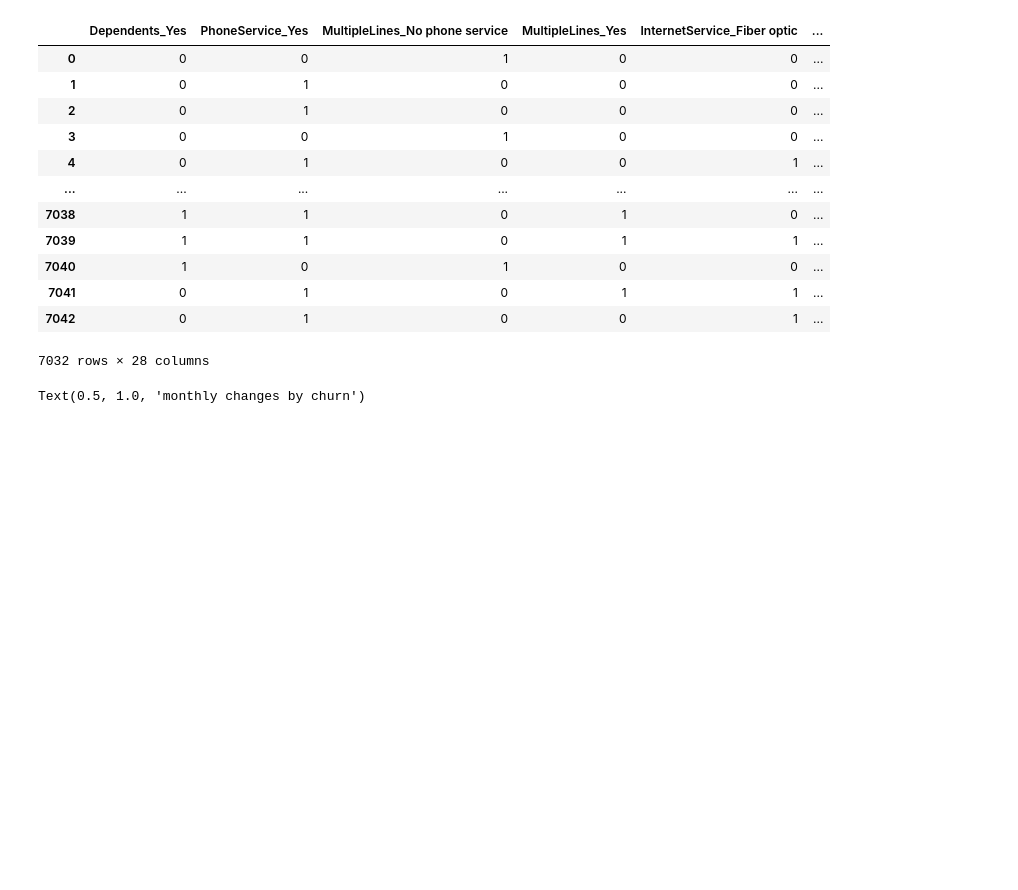
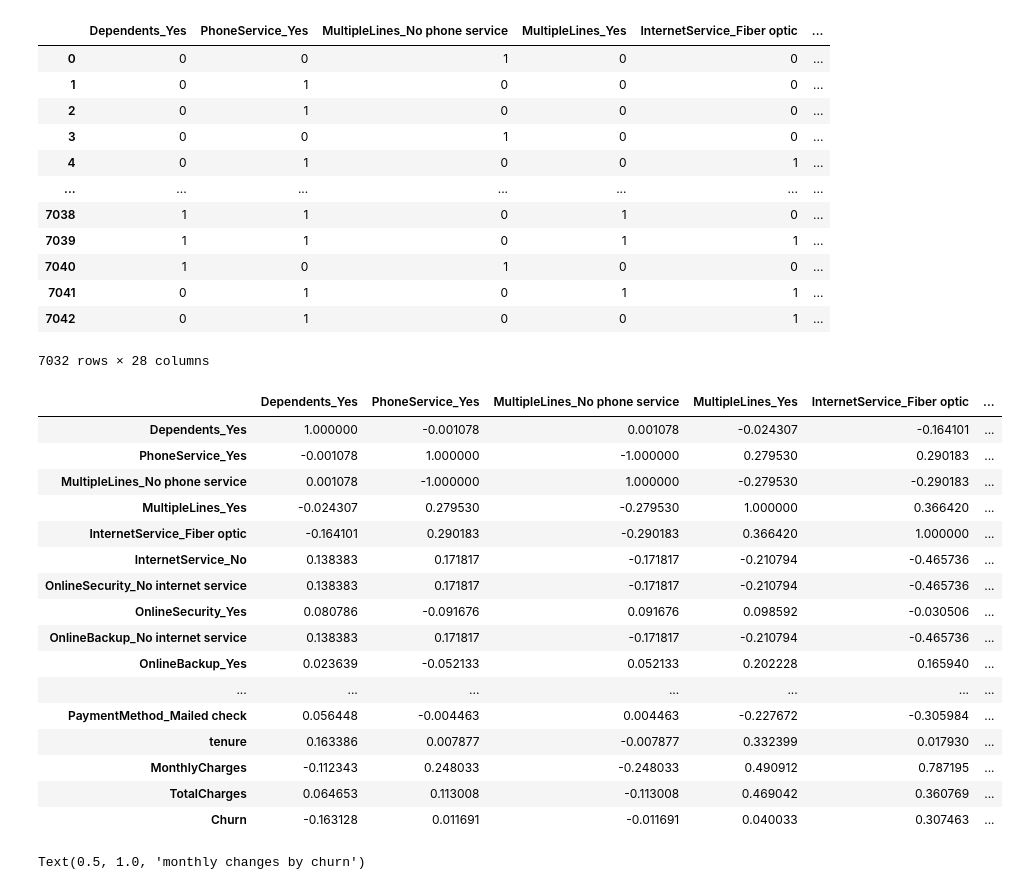
Before and after one commit to saurabhdaund76/Customer-Churn-Prediction, a Jupyter notebook: Customer_Churn_Prediction.ipynb, the cells around one changed output. Saved outputs shown, nothing was run; the diff lists cells and outputs as text; code cells hidden in the pictures; blank space fills up the shorter version.

```diff
--- a/Customer_Churn_Prediction.ipynb
+++ b/Customer_Churn_Prediction.ipynb
@@ -375,6 +373,26 @@ final_df
 | 7041 | 0 | 1 | 0 | 1 | 1 | ... |
 | 7042 | 0 | 1 | 0 | 0 | 1 | ... |
 7032 rows × 28 columns
+# %%
+final_df.corr()
+# %% [output]
+|  | Dependents_Yes | PhoneService_Yes | MultipleLines_No phone service | MultipleLines_Yes | InternetService_Fiber optic | ... |
+| Dependents_Yes | 1.000000 | -0.001078 | 0.001078 | -0.024307 | -0.164101 | ... |
+| PhoneService_Yes | -0.001078 | 1.000000 | -1.000000 | 0.279530 | 0.290183 | ... |
+| MultipleLines_No phone service | 0.001078 | -1.000000 | 1.000000 | -0.279530 | -0.290183 | ... |
+| MultipleLines_Yes | -0.024307 | 0.279530 | -0.279530 | 1.000000 | 0.366420 | ... |
+| InternetService_Fiber optic | -0.164101 | 0.290183 | -0.290183 | 0.366420 | 1.000000 | ... |
+| InternetService_No | 0.138383 | 0.171817 | -0.171817 | -0.210794 | -0.465736 | ... |
+| OnlineSecurity_No internet service | 0.138383 | 0.171817 | -0.171817 | -0.210794 | -0.465736 | ... |
+| OnlineSecurity_Yes | 0.080786 | -0.091676 | 0.091676 | 0.098592 | -0.030506 | ... |
+| OnlineBackup_No internet service | 0.138383 | 0.171817 | -0.171817 | -0.210794 | -0.465736 | ... |
+| OnlineBackup_Yes | 0.023639 | -0.052133 | 0.052133 | 0.202228 | 0.165940 | ... |
+| ... | ... | ... | ... | ... | ... | ... |
+| PaymentMethod_Mailed check | 0.056448 | -0.004463 | 0.004463 | -0.227672 | -0.305984 | ... |
+| tenure | 0.163386 | 0.007877 | -0.007877 | 0.332399 | 0.017930 | ... |
+| MonthlyCharges | -0.112343 | 0.248033 | -0.248033 | 0.490912 | 0.787195 | ... |
+| TotalCharges | 0.064653 | 0.113008 | -0.113008 | 0.469042 | 0.360769 | ... |
+| Churn | -0.163128 | 0.011691 | -0.011691 | 0.040033 | 0.307463 | ... |
 # %%
 plot = sns.kdeplot(final_df.MonthlyCharges[(final_df['Churn']==0)] , color='red', shade=True)
 plot = sns.kdeplot(final_df.MonthlyCharges[(final_df['Churn']==1)],ax=plot, color='blue',shade=True)
```
Also changed, not shown: parts of 22 cells of this notebook.
